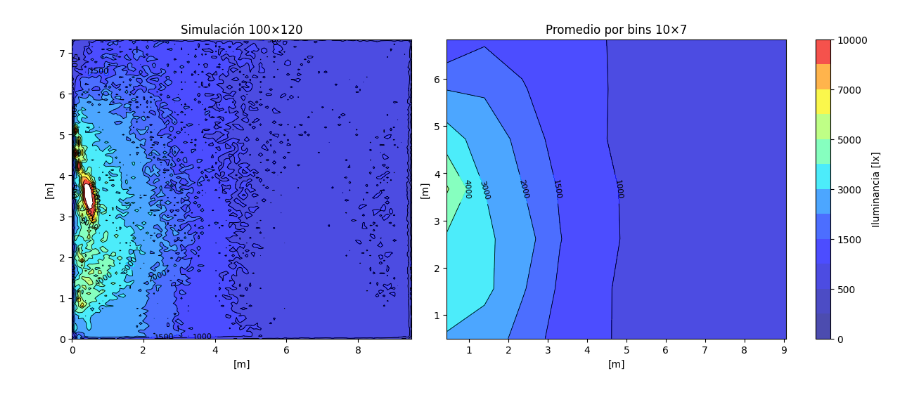
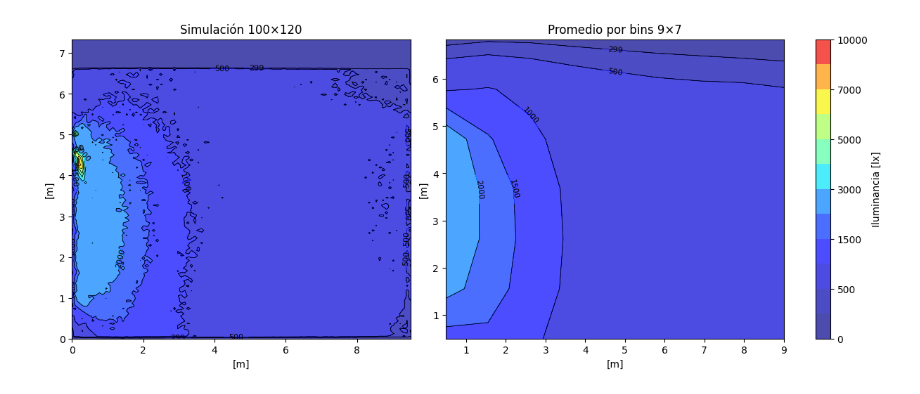
Before and after one commit to AltamarMx/analisis_ill_nelier, a Jupyter notebook: notebooks/002_Mapas-iluminancia-horarios.ipynb, the cells around one changed output. Drawn from its saved outputs; the diff is of its cells as text; code cells hidden in the pictures.

```diff
--- a/notebooks/002_Mapas-iluminancia-horarios.ipynb
+++ b/notebooks/002_Mapas-iluminancia-horarios.ipynb
@@ -120,7 +112,7 @@ def regrid_mean_by_bins(Z, x, y, nx_out=20, ny_out=20, dx=None, dy=None):
 
 def grafica_mapa_promediado(ill, fecha='2024-06-26', hora=8, vmax=None,
                  nx=100, ny=120, dx=0.09595, dy=0.061666666666666654,
-                 coarse=(10, 7)):
+                 coarse=(9, 7)):
     # --- selecciona el mapa (y respeta tu orientación) ---
     day = pd.to_datetime(fecha).dayofyear
     mapa = ill[day, hora].T[:, ::-1]     # (ny x nx)
@@ -161,6 +153,6 @@ def grafica_mapa_promediado(ill, fecha='2024-06-26', hora=8, vmax=None,
 
     return Zc, Xc, Yc
 # %%
-_,_,_ = grafica_mapa_promediado(a401,vmax=10_000,hora=9)
+_,_,_ = grafica_mapa_promediado(a402,vmax=10_000,hora=10)
 # %% [output]
-[figure, old version]
+[figure, new version]
```
Also changed, not shown: parts of 3 cells of this notebook, 9 other files.
